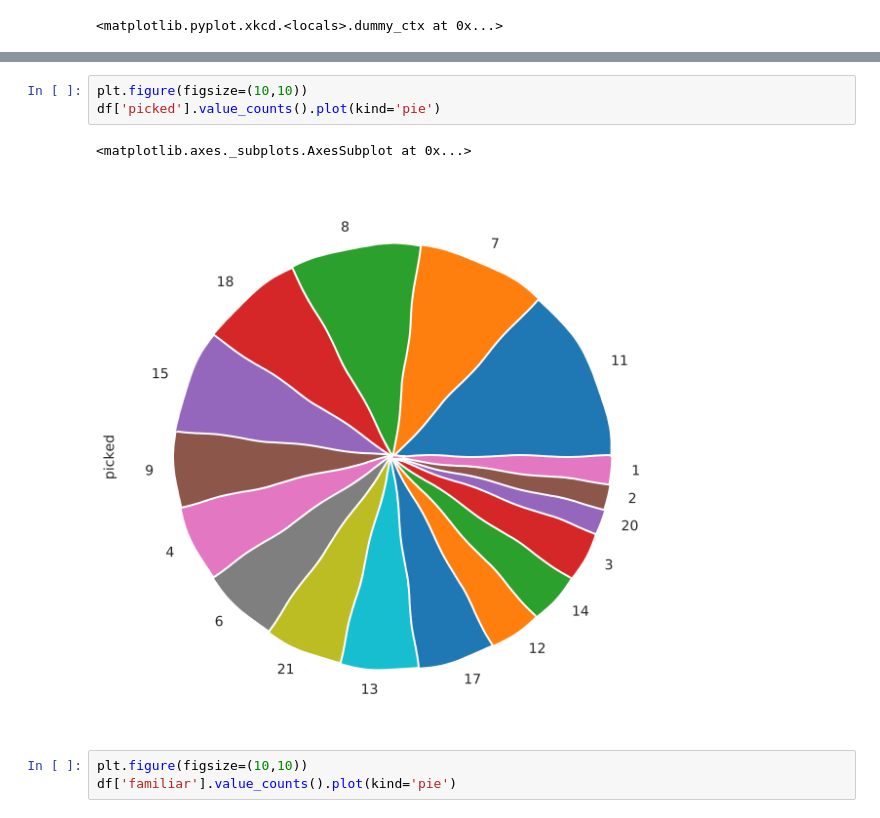
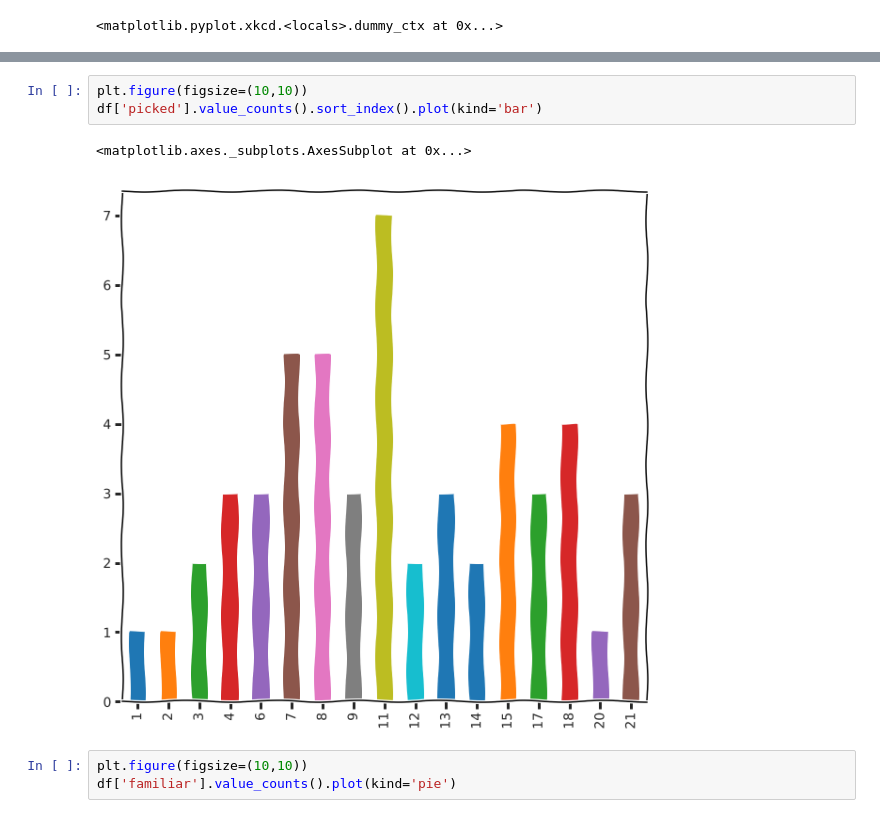
Before and after one commit to logasja/genre-classifier, a Jupyter notebook: Analysis.ipynb, the cells around one changed output, grey strips where cells are left out. Saved outputs shown, nothing was run; the diff lists cells and outputs as text.

```diff
--- a/Analysis.ipynb
+++ b/Analysis.ipynb
@@ -71,9 +71,9 @@ df['least favorite genre'].value_counts().plot(kind='pie')
 # %%
 plt.figure(figsize=(10,10))
-df['picked'].value_counts().plot(kind='pie')
+df['picked'].value_counts().sort_index().plot(kind='bar')
 # %% [output]
 <matplotlib.axes._subplots.AxesSubplot at 0x...>
-[figure, old version]
+[figure, new version]
 # %%
 plt.figure(figsize=(10,10))
 df['familiar'].value_counts().plot(kind='pie')
```
Also changed, not shown: parts of 10 cells of this notebook, 5 other files.
